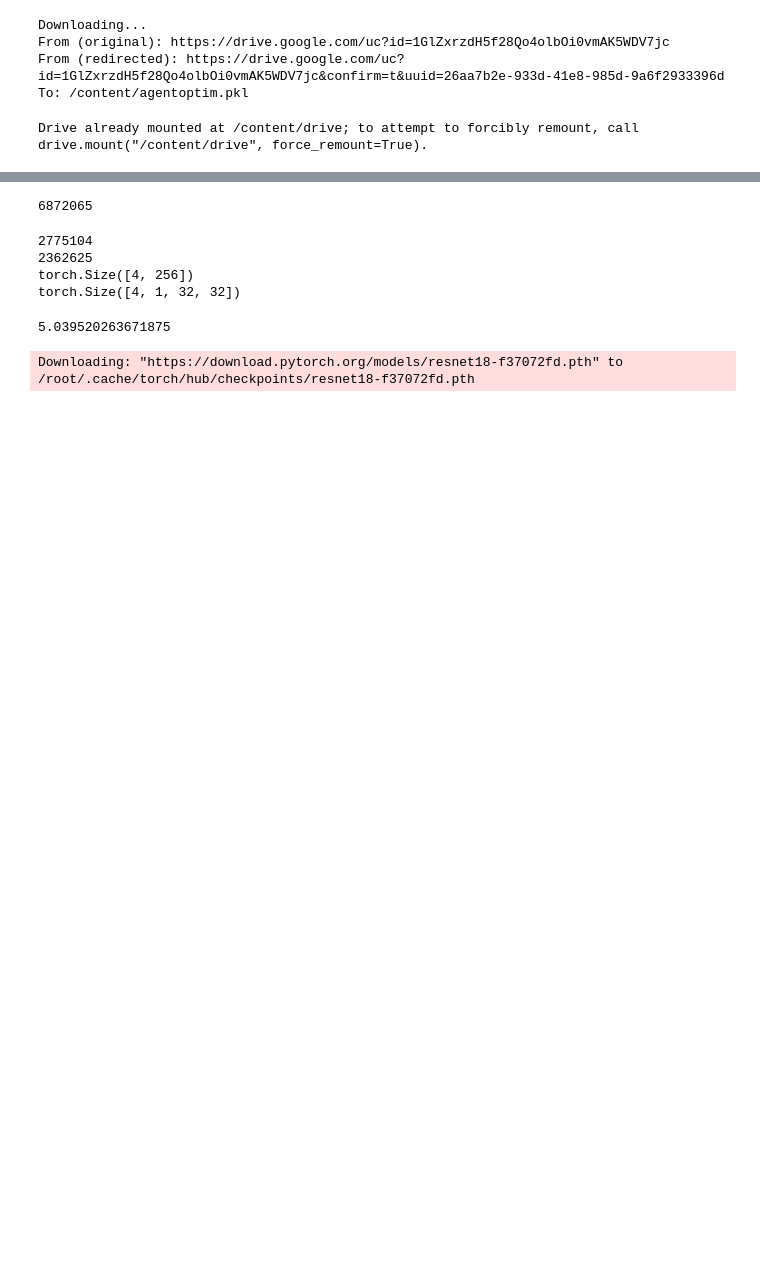
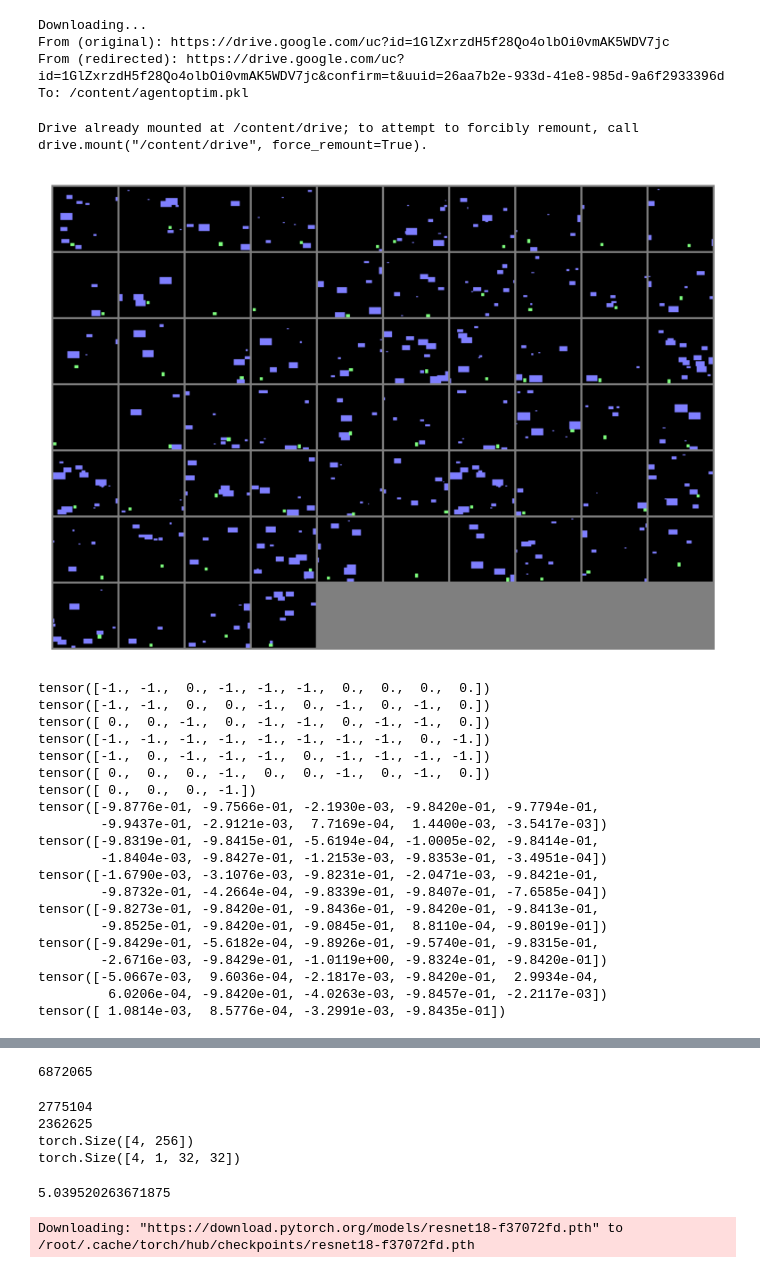
Before and after one commit to eisbetterthanpi/JEPA, a Jupyter notebook: procgen_JEPA.ipynb, the cells around one changed output, grey strips where cells are left out. Drawn from its saved outputs; the diff is of its cells as text; code cells hidden in the pictures; blank space fills up the shorter version.

```diff
--- a/procgen_JEPA.ipynb
+++ b/procgen_JEPA.ipynb
@@ -1042,8 +1025,8 @@ with open(folder+'buffer512down.pkl', 'rb') as f: buffer = pickle.load(f)
 # checkpoint = {'model': agent.state_dict(), 'optimizer': optim.state_dict(),}
 # torch.save(checkpoint, folder+'agentoptim.pkl')
 
-# modelsd, optimsd = torch.load(folder+'agentoptim.pkl').values()
-modelsd, optimsd = torch.load('agentoptim.pkl').values()
+modelsd, optimsd = torch.load(folder+'agentoptim.pkl').values()
+# modelsd, optimsd = torch.load('agentoptim.pkl').values()
 agent.load_state_dict(modelsd)
 optim.load_state_dict(optimsd)
 # %% [output]
@@ -1166,41 +1149,67 @@ class Datasetme(Dataset):
         # return x, y+1
 train_data = Datasetme(train_data)
 
 
 from collections import Counter
 class_count = torch.tensor(list(Counter(data_targets.tolist()).values()))
 class_count = sorted(Counter(data_targets.tolist()).items())
 class_count=torch.tensor([x[1] for x in class_count])
 weight=1./class_count
 weights = weight[data_targets]
 
 # batch_size = 64 #
 
 train_sampler = torch.utils.data.WeightedRandomSampler(weights, len(weights))
 # train_loader = torch.utils.data.DataLoader(train_data, sampler=train_sampler, batch_size=batch_size, num_workers=4, pin_memory=True)
 c_loader = torch.utils.data.DataLoader(train_data, sampler=train_sampler, batch_size=batch_size, pin_memory=True)
 
 
 
 import matplotlib
 import numpy as np
 matplotlib.rcParams['figure.dpi'] = 300
 def imshow(img): # display img from torch tensor
     img = img / 2 + 0.5  # unnormalize
     plt.axis('off')
     npimg = img.numpy()
     plt.imshow(np.transpose(npimg, (1, 2, 0)))
     plt.show()
 
-# trainiter = iter(c_loader)
-# images, labels = next(trainiter)
-# imshow(torchvision.utils.make_grid(images,nrow=10))
-# # print(labels)
-# for x in range((len(labels)//10)+1):
-#     print(labels[10*x:10*x+10])
+trainiter = iter(c_loader)
+images, labels = next(trainiter)
+imshow(torchvision.utils.make_grid(images,nrow=10))
+# print(labels)
+for x in range((len(labels)//10)+1):
+    print(labels[10*x:10*x+10])
 
-# try:
-#     with torch.no_grad():
-#         pred = tcost(agent.jepa.enc(images.to(device))).argmax(-1).cpu()
-#         print((labels==pred).sum())
-# except: pass
+try:
+    with torch.no_grad():
+        # pred = agent.tcost(agent.jepa.enc(images.to(device))).argmax(-1).cpu()
+        pred = agent.tcost(agent.jepa.enc(images.to(device))).squeeze(-1).cpu()
+        # print(pred)
+        for x in range((len(pred)//10)+1):
+            print(pred[10*x:10*x+10])
+        # print((labels==pred).sum())
+except: pass
+# %% [output]
+[figure, added]
+tensor([-1., -1.,  0., -1., -1., -1.,  0.,  0.,  0.,  0.])
+tensor([-1., -1.,  0.,  0., -1.,  0., -1.,  0., -1.,  0.])
+tensor([ 0.,  0., -1.,  0., -1., -1.,  0., -1., -1.,  0.])
+tensor([-1., -1., -1., -1., -1., -1., -1., -1.,  0., -1.])
+tensor([-1.,  0., -1., -1., -1.,  0., -1., -1., -1., -1.])
+tensor([ 0.,  0.,  0., -1.,  0.,  0., -1.,  0., -1.,  0.])
+tensor([ 0.,  0.,  0., -1.])
+tensor([-9.8776e-01, -9.7566e-01, -2.1930e-03, -9.8420e-01, -9.7794e-01,
+        -9.9437e-01, -2.9121e-03,  7.7169e-04,  1.4400e-03, -3.5417e-03])
+tensor([-9.8319e-01, -9.8415e-01, -5.6194e-04, -1.0005e-02, -9.8414e-01,
+        -1.8404e-03, -9.8427e-01, -1.2153e-03, -9.8353e-01, -3.4951e-04])
+tensor([-1.6790e-03, -3.1076e-03, -9.8231e-01, -2.0471e-03, -9.8421e-01,
+        -9.8732e-01, -4.2664e-04, -9.8339e-01, -9.8407e-01, -7.6585e-04])
+tensor([-9.8273e-01, -9.8420e-01, -9.8436e-01, -9.8420e-01, -9.8413e-01,
+        -9.8525e-01, -9.8420e-01, -9.0845e-01,  8.8110e-04, -9.8019e-01])
+tensor([-9.8429e-01, -5.6182e-04, -9.8926e-01, -9.5740e-01, -9.8315e-01,
+        -2.6716e-03, -9.8429e-01, -1.0119e+00, -9.8324e-01, -9.8420e-01])
+tensor([-5.0667e-03,  9.6036e-04, -2.1817e-03, -9.8420e-01,  2.9934e-04,
+         6.0206e-04, -9.8420e-01, -4.0263e-03, -9.8457e-01, -2.2117e-03])
+tensor([ 1.0814e-03,  8.5776e-04, -3.2991e-03, -9.8435e-01])
```
Also changed, not shown: parts of 24 cells of this notebook.
